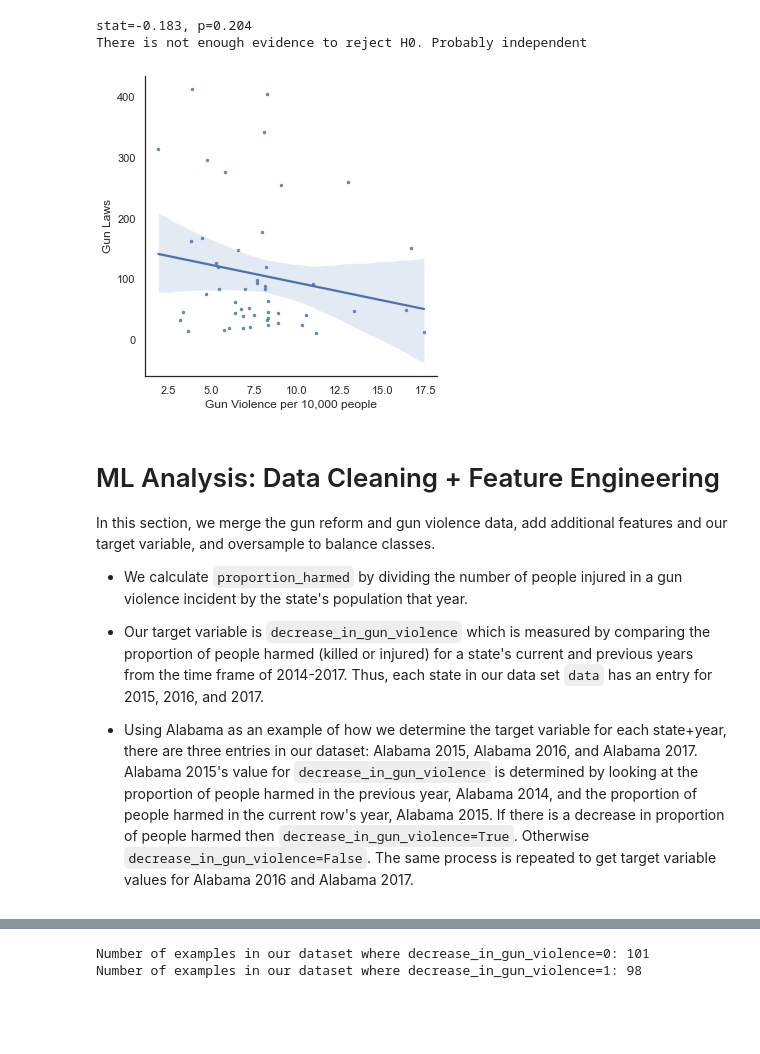
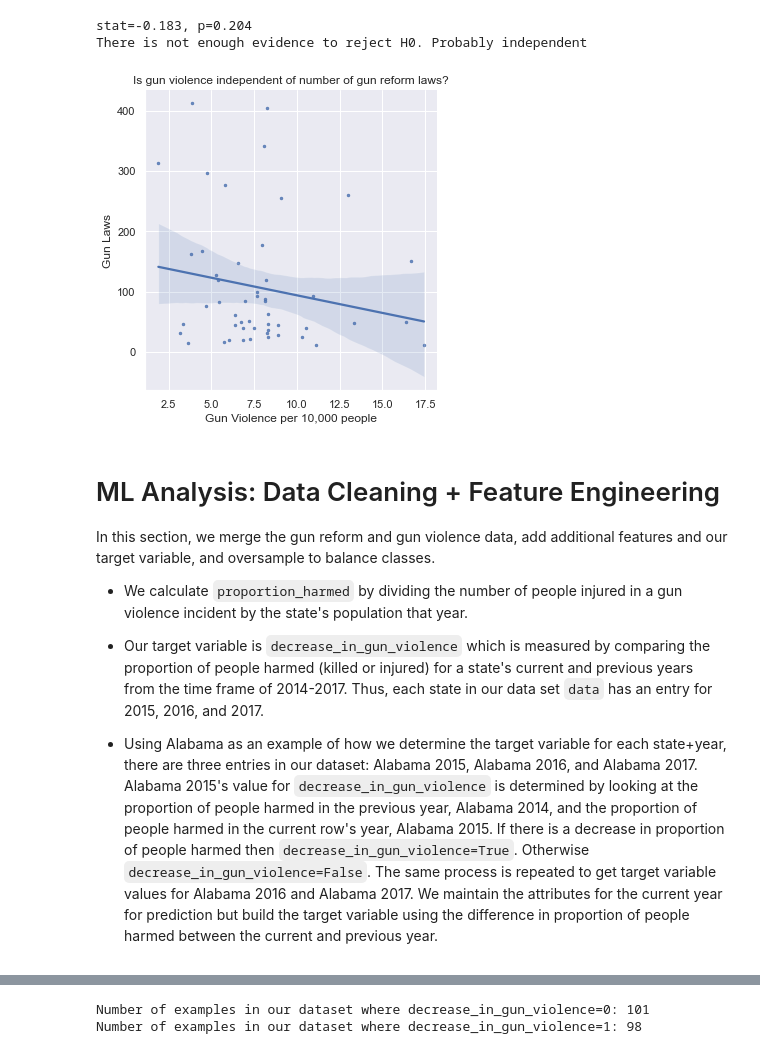
Before and after one commit to uic-cs418/cs418-spring22-purple, a Jupyter notebook: final_report.ipynb, the cells around one changed output, grey strips where cells are left out. Drawn from its saved outputs; the diff is of its cells as text; code cells hidden in the pictures; blank space fills up the shorter version.

```diff
--- a/final_report.ipynb
+++ b/final_report.ipynb
@@ -47,6 +47,6 @@ gun_data['year'] = gun_data['date'].dt.year
 gun_data_year = gun_data
 gun_data_year = gun_data_year.groupby(['year']).size().reset_index(name='counts');
 
-sns.set(rc = {'figure.figsize':(4,4)});
+sns.set(rc = {'figure.figsize':(3,3)});
 sns.barplot(x="year", y="counts", data=gun_data_year.loc[0:4, :], palette='viridis').set(title="Gun violence cases from 2014-2017");
 # %% [output]
@@ -54,5 +54,6 @@ sns.barplot(x="year", y="counts", data=gun_data_year.loc[0:4, :], palette='virid
 # %%
-gun_laws_year = gun_laws.groupby(['year']).sum().reset_index()
-sns.set(rc = {'figure.figsize':(15,5)});
+# gun_laws_year = gun_laws.groupby(['year']).sum().reset_index()
+sns.set(rc = {'figure.figsize':(10,5)});
 sns.barplot(x='year', y='lawtotal', data=gun_laws_year, palette='viridis').set(title='Number of Gun Laws in the US from 1991-2020');
+plt.xticks(rotation=45);
 # %% [output]
@@ -122,6 +111,6 @@ low_state_inc = pd.DataFrame(population[population['state'] =='Hawaii'])
 list_states_inc = [top_state_inc, low_state_inc]
 stats_inc = pd.concat(list_states_inc)
 stats_inc
-sns.set(rc = {'figure.figsize':(4,4)});
+sns.set(rc = {'figure.figsize':(3,3)});
 sns.barplot(data=stats_inc, x="state", y="prop_cases").set(title="Proportion of cases by population in 2018");
 # %% [output]
@@ -147,18 +136,20 @@ stat=-0.183, p=0.204
 There is not enough evidence to reject H0. Probably independent
 # %%
 sns.set_style('white')
+sns.set(rc = {'figure.figsize':(4,4)});
 ax = sns.lmplot(x="per_counts", y="lawtotal", data=df_states, scatter_kws={'s': 6}, legend=True)
 ax.set(ylabel="Gun Laws")
 ax.set(xlabel="Gun Violence per 10,000 people");
+ax.set(title="Is gun violence independent of number of gun reform laws?");
 # %% [output]
-[figure, old version]
+[figure, new version]
 # %% [markdown]
 # ML Analysis: Data Cleaning + Feature Engineering
 In this section, we merge the gun reform and gun violence data, add additional features and our target variable, and oversample to balance classes.
 - We calculate `proportion_harmed` by dividing the number of people injured in a gun violence incident by the state's population that year.
 - Our target variable is  `decrease_in_gun_violence` which is measured by comparing the proportion of people harmed (killed or injured) for a state's current and previous years from the time frame of 2014-2017. Thus, each state in our data set `data` has an entry for 2015, 2016, and 2017.
 
-- Using Alabama as an example of how we determine the target variable for each state+year, there are three entries in our dataset: Alabama 2015, Alabama 2016, and Alabama 2017. Alabama 2015's value for `decrease_in_gun_violence` is determined by looking at the proportion of people harmed in the previous year, Alabama 2014, and the proportion of people harmed in the current row's year, Alabama 2015. If there is a decrease in proportion of people harmed then `decrease_in_gun_violence=True`. Otherwise `decrease_in_gun_violence=False`. The same process is repeated to get target variable values for Alabama 2016 and Alabama 2017.
+- Using Alabama as an example of how we determine the target variable for each state+year, there are three entries in our dataset: Alabama 2015, Alabama 2016, and Alabama 2017. Alabama 2015's value for `decrease_in_gun_violence` is determined by looking at the proportion of people harmed in the previous year, Alabama 2014, and the proportion of people harmed in the current row's year, Alabama 2015. If there is a decrease in proportion of people harmed then `decrease_in_gun_violence=True`. Otherwise `decrease_in_gun_violence=False`. The same process is repeated to get target variable values for Alabama 2016 and Alabama 2017. We maintain the attributes for the current year for prediction but build the target variable using the difference in proportion of people harmed between the current and previous year.
 # %%
 #clean and merge data set for ML
 gun_cases = 'gun-violence-data_01-2013_03-2018.csv'
```
Also changed, not shown: parts of 5 cells of this notebook.
